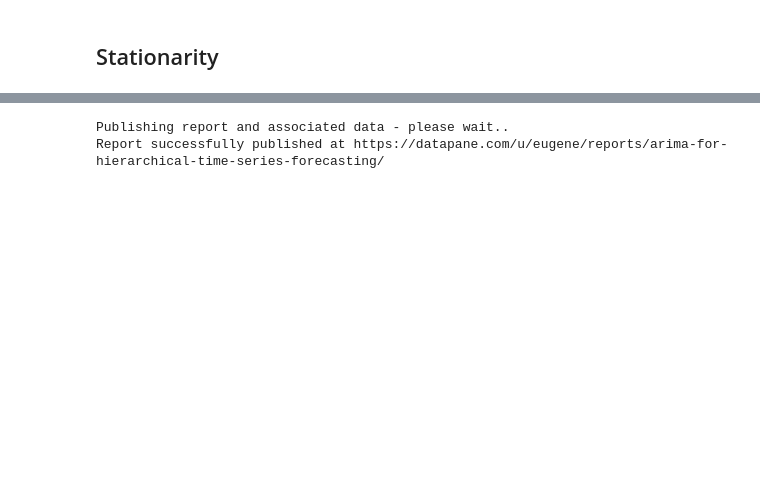
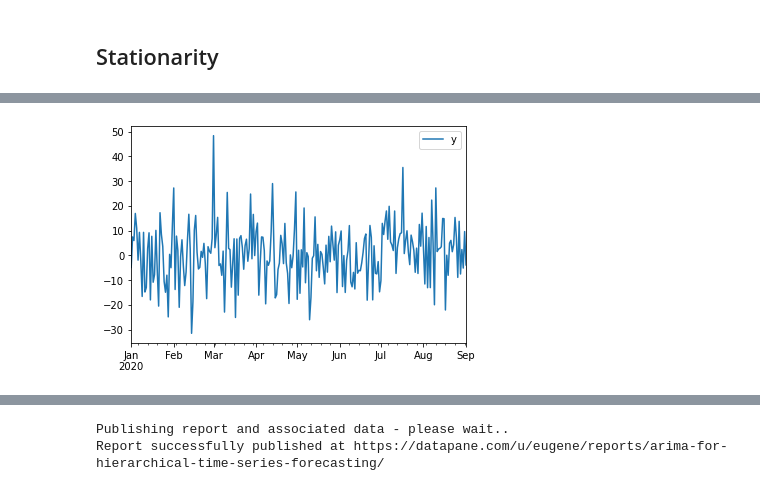
Before and after one commit to eugeneteoh/Medium-Notebooks, a Jupyter notebook: arima_hierarchical.ipynb, the cells around one changed output, grey strips where cells are left out. Saved outputs shown, nothing was run; the diff lists cells and outputs as text; code cells hidden in the pictures; blank space fills up the shorter version.

```diff
--- a/arima_hierarchical.ipynb
+++ b/arima_hierarchical.ipynb
@@ -51,0 +35,4 @@ stationary_1_plot = df_stationary_1.plot()
+# %%
+y_stationary_2 = y_stationary_1 + np.random.normal(0, 10, size=date.shape) * np.sin(2 * np.pi * np.random.normal(0, 100, size=date.shape) * date.to_numpy('int'))
+df_stationary_2 = pd.DataFrame({'y': y_stationary_2}, index=date)
+df_stationary_2.head()
@@ -51,0 +46,4 @@ stationary_1_plot = df_stationary_1.plot()
+# %%
+stationary_2_plot = df_stationary_2.plot()
+# %% [output]
+[figure, added]
```
Also changed, not shown: parts of 8 cells of this notebook.
